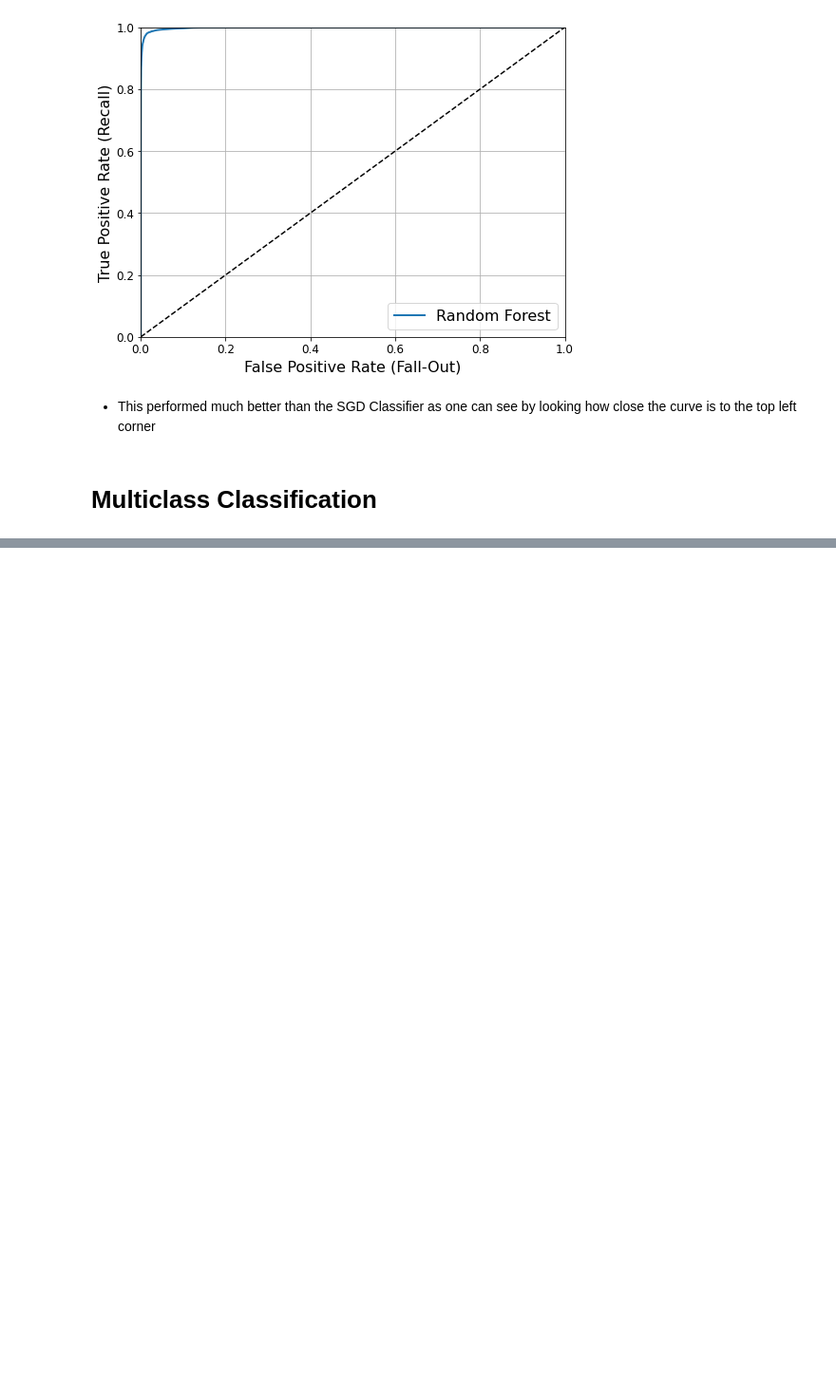
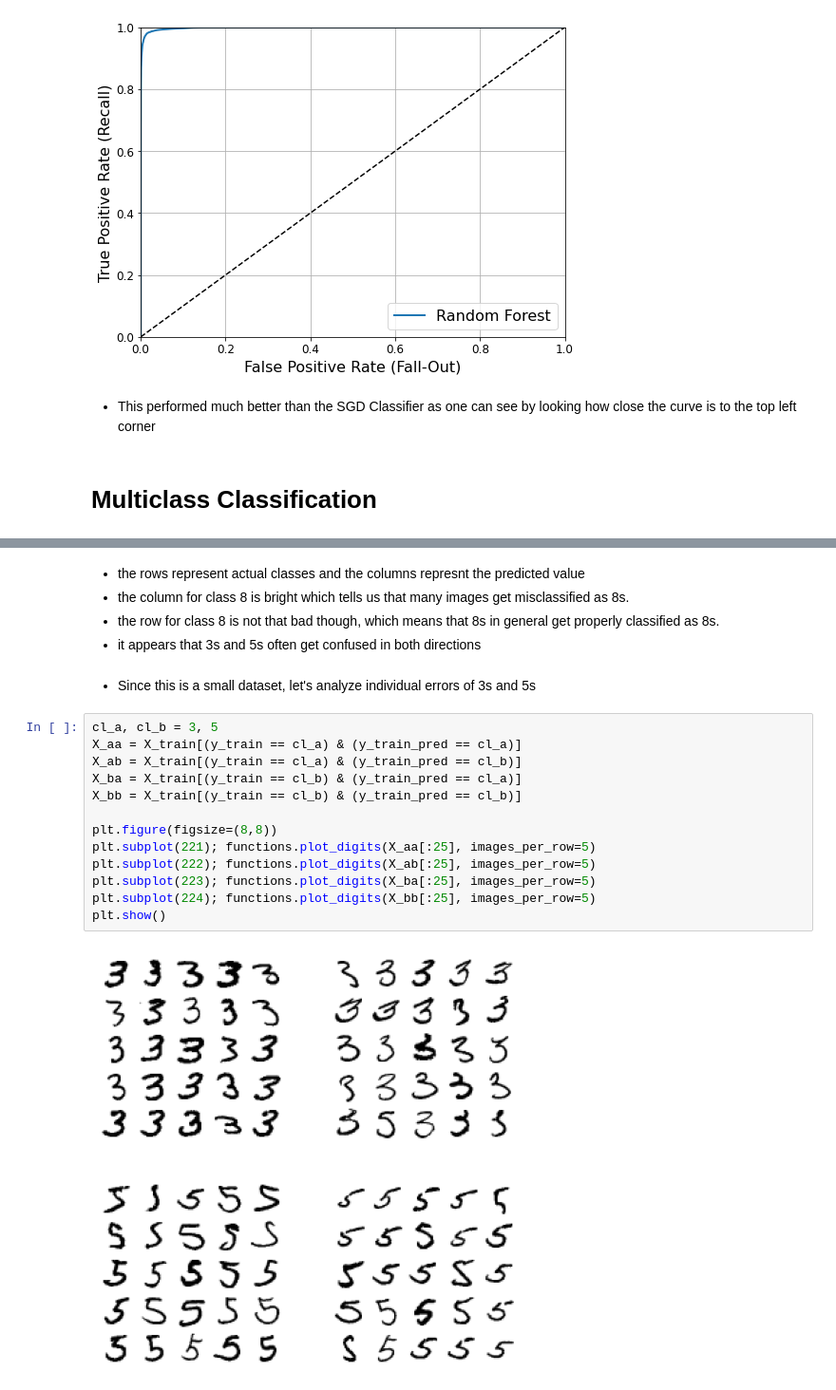
Before and after one commit to gilbert-noriega-ii/hand-written-digits-classification, a Jupyter notebook: final_notebook.ipynb, the cells around one changed output, grey strips where cells are left out. Shown: that part at 95% size. Cells and saved outputs as stored; diff of their text form; blank space fills up the shorter version.

```diff
--- a/final_notebook.ipynb
+++ b/final_notebook.ipynb
@@ -245,0 +367,22 @@ functions.plot_roc_curve(fpr_forest, tpr_forest, "Random Forest")
+# %% [markdown]
+- the rows represent actual classes and the columns represnt the predicted value
+- the column for class 8 is bright which tells us that many images get misclassified as 8s.
+- the row for class 8 is not that bad though, which means that 8s in general get properly classified as 8s.
+- it appears that 3s and 5s often get confused in both directions
+# %% [markdown]
+- Since this is a small dataset, let's analyze individual errors of 3s and 5s
+# %%
+cl_a, cl_b = 3, 5
+X_aa = X_train[(y_train == cl_a) & (y_train_pred == cl_a)]
+X_ab = X_train[(y_train == cl_a) & (y_train_pred == cl_b)]
+X_ba = X_train[(y_train == cl_b) & (y_train_pred == cl_a)]
+X_bb = X_train[(y_train == cl_b) & (y_train_pred == cl_b)]
+
+plt.figure(figsize=(8,8))
+plt.subplot(221); functions.plot_digits(X_aa[:25], images_per_row=5)
+plt.subplot(222); functions.plot_digits(X_ab[:25], images_per_row=5)
+plt.subplot(223); functions.plot_digits(X_ba[:25], images_per_row=5)
+plt.subplot(224); functions.plot_digits(X_bb[:25], images_per_row=5)
+plt.show()
+# %% [output]
+[figure, added]
```
Also changed, not shown: parts of 51 cells of this notebook.
